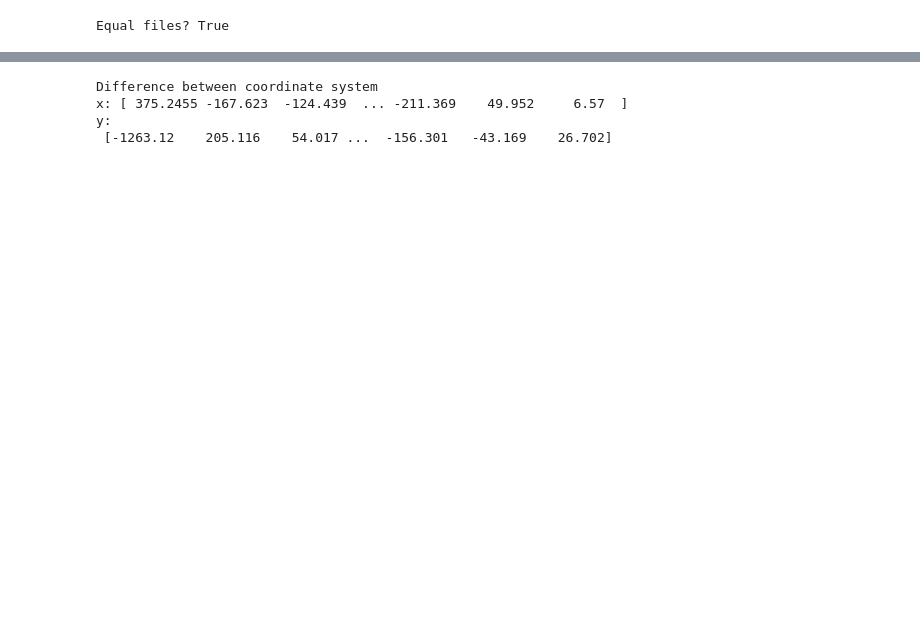
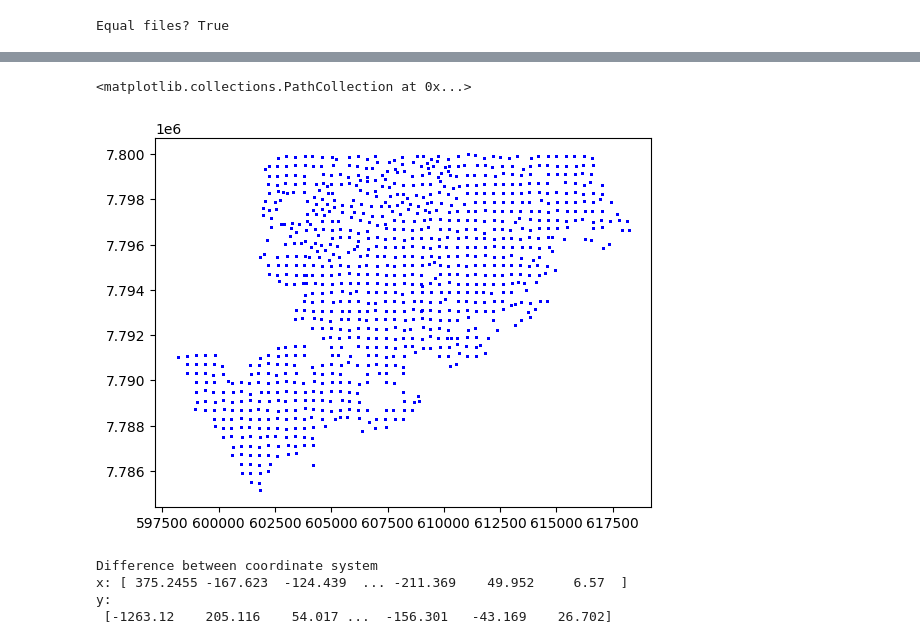
Before and after one commit to pedrobahia7/tcc_ovitraps, a Jupyter notebook: treated_df_initial_exploration.ipynb, the cells around one changed output, grey strips where cells are left out. Saved outputs shown, nothing was run; the diff lists cells and outputs as text; code cells hidden in the pictures; blank space fills up the shorter version.

```diff
--- a/treated_df_initial_exploration.ipynb
+++ b/treated_df_initial_exploration.ipynb
@@ -372 +412,8 @@ final_df = pd.merge(masterdata, new_active_traps, on='narmad', how='left')
+# %%
+filter_df = final_df[(final_df['coordx2'] > 500000) & (final_df['coordx2'] < 700000) &
+                     (final_df['coordy2'] > 500000) & (final_df['coordy2'] < 7800000)]
+plt.scatter(filter_df['coordx2'],filter_df['coordy2'],c='blue',label='Old',s=1)
+# %% [output]
+<matplotlib.collections.PathCollection at 0x...>
+[figure, added]
 # %%
```
Also changed, not shown: parts of 27 cells of this notebook.
